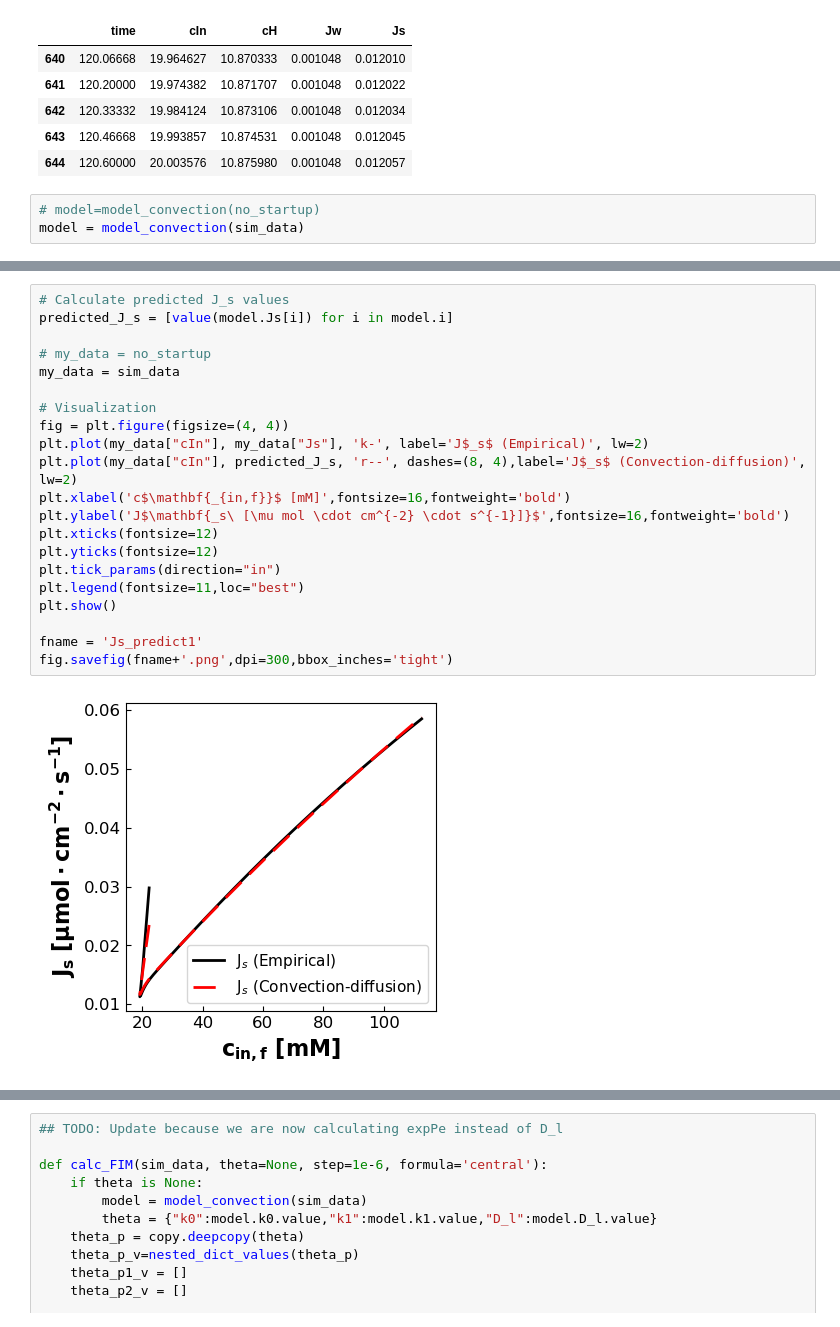
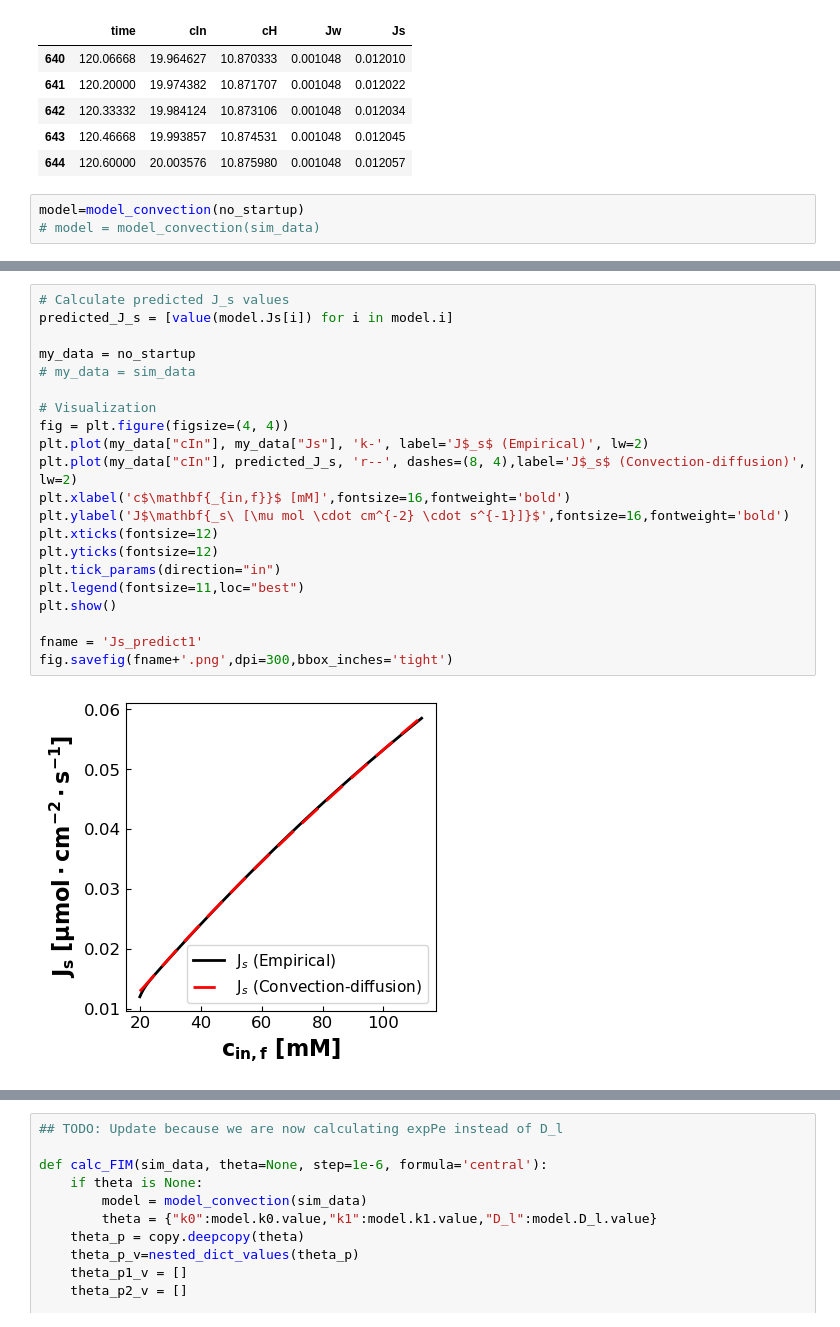
Before and after one commit to dowlinglab/dynamic-diafiltration-pyomo, a Jupyter notebook: DATA2_visualization.ipynb, the cells around one changed output, grey strips where cells are left out. Cells and saved outputs as stored; diff of their text form.

Commit message:
Using only start-up data; H on both sides

```diff
--- a/DATA2_visualization.ipynb
+++ b/DATA2_visualization.ipynb
@@ -268,8 +268,8 @@ Loading data file = data_library/data_stru-dataset270611.123.mat
 | 643 | 120.46668 | 19.993857 | 10.874531 | 0.001048 | 0.012045 |
 | 644 | 120.60000 | 20.003576 | 10.875980 | 0.001048 | 0.012057 |
 # %%
-# model=model_convection(no_startup)
-model = model_convection(sim_data)
+model=model_convection(no_startup)
+# model = model_convection(sim_data)
 # %% [output]
 WARNING (W1002): Setting Var 'expPe' to a numeric value `1` outside the bounds
 (np.float64(1.0010005001667084), None).
@@ -294,26 +294,26 @@ Optimal Pe: 0.009533146952567104
 # %%
 # Calculate predicted J_s values
 predicted_J_s = [value(model.Js[i]) for i in model.i]
 
-# my_data = no_startup
-my_data = sim_data
+my_data = no_startup
+# my_data = sim_data
 
 # Visualization
 fig = plt.figure(figsize=(4, 4))
 plt.plot(my_data["cIn"], my_data["Js"], 'k-', label='J$_s$ (Empirical)', lw=2)
 plt.plot(my_data["cIn"], predicted_J_s, 'r--', dashes=(8, 4),label='J$_s$ (Convection-diffusion)', lw=2)
 plt.xlabel('c$\mathbf{_{in,f}}$ [mM]',fontsize=16,fontweight='bold')
 plt.ylabel('J$\mathbf{_s\ [\mu mol \cdot cm^{-2} \cdot s^{-1}]}$',fontsize=16,fontweight='bold')
 plt.xticks(fontsize=12)
 plt.yticks(fontsize=12)
 plt.tick_params(direction="in")
 plt.legend(fontsize=11,loc="best")
 plt.show()
 
 fname = 'Js_predict1'
 fig.savefig(fname+'.png',dpi=300,bbox_inches='tight')
 # %% [output]
-[figure, old version]
+[figure, new version]
 # %%
 # Visualization
 
```
Also changed, not shown: parts of 6 cells of this notebook, 4 other files.
